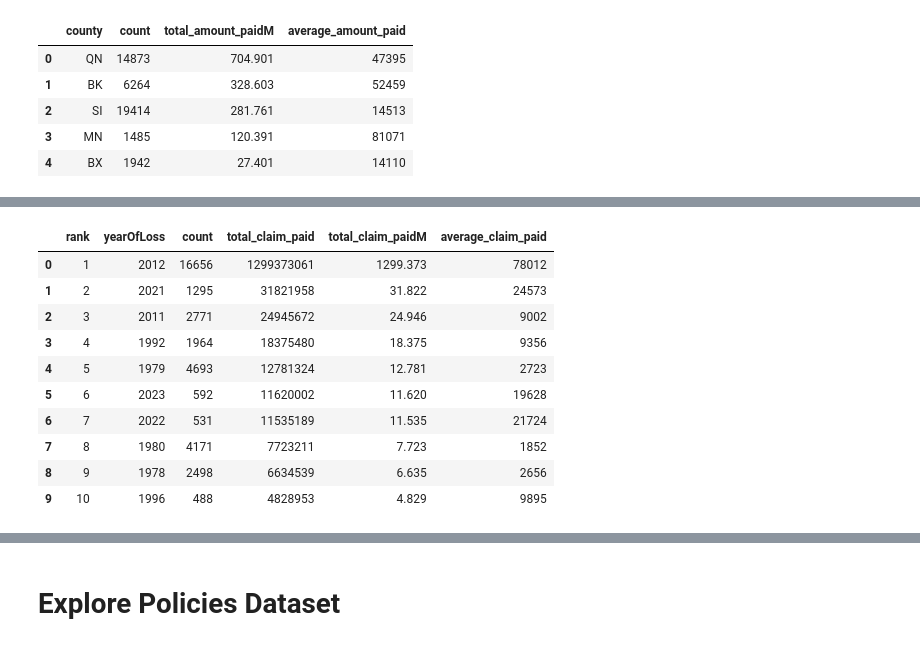
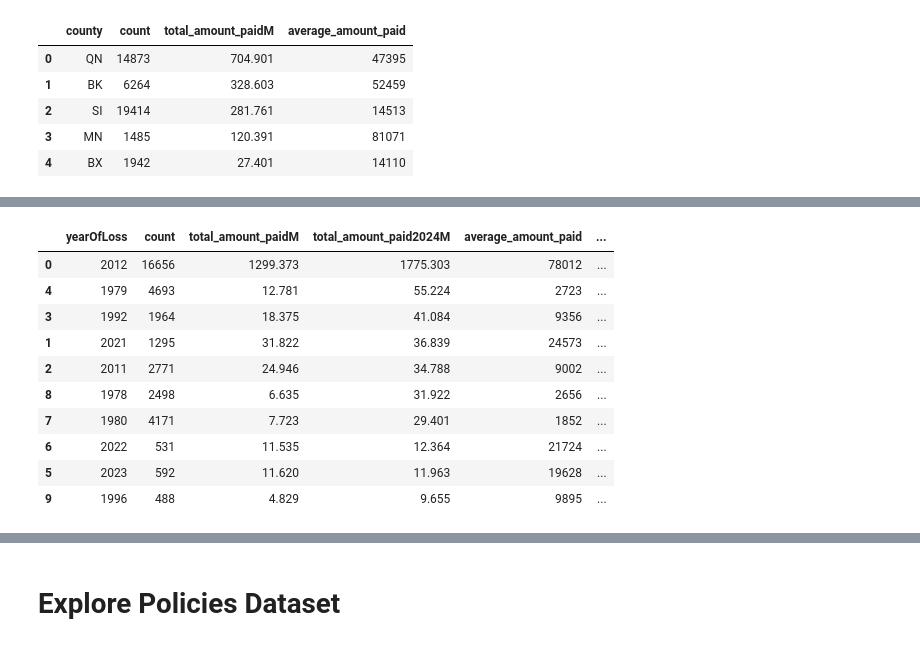
Before and after one commit to mebauer/nyc-odw25-nfip, a Jupyter notebook: figures.ipynb, the cells around one changed output, grey strips where cells are left out. Cells and saved outputs as stored; diff of their text form; code cells hidden in the pictures.

```diff
--- a/figures.ipynb
+++ b/figures.ipynb
@@ -459,23 +522,23 @@ df
 # %%
 sql = """
     SELECT
-        yearOfLoss,
+        yearOfLoss::INT AS yearOfLoss,
         COUNT(*) AS count,
         ROUND(
             SUM(amountPaidOnBuildingClaim)
             + SUM(amountPaidOnContentsClaim)
             + SUM(amountPaidOnIncreasedCostOfComplianceClaim
-        ), 0)::BIGINT AS total_claim_paid,
+        ), 0)::BIGINT AS total_amount_paid,
         ROUND(
             (SUM(amountPaidOnBuildingClaim)
             + SUM(amountPaidOnContentsClaim)
             + SUM(amountPaidOnIncreasedCostOfComplianceClaim)
-        ) / 1_000_000, 3) AS total_claim_paidM,
+        ) / 1_000_000, 3) AS total_amount_paidM,
         ROUND(
             (SUM(amountPaidOnBuildingClaim)
             + SUM(amountPaidOnContentsClaim)
             + SUM(amountPaidOnIncreasedCostOfComplianceClaim)
-        ) / count, 0)::INT AS average_claim_paid
+        ) / count, 0)::INT AS average_amount_paid
     FROM
         claims
     WHERE
@@ -483,7 +546,7 @@ sql = """
     GROUP BY
         yearOfLoss
     ORDER BY
-        total_claim_paid DESC
+        total_amount_paid DESC
 """
 
 df = con.sql(sql).to_df()
@@ -498,3 +561,25 @@ df.head()
 | 2 | 2011 | 2771 | 24945672 | 24.946 | 9002 |
 | 3 | 1992 | 1964 | 18375480 | 18.375 | 9356 |
 | 4 | 1979 | 4693 | 12781324 | 12.781 | 2723 |
+# %%
+# adjust for inflation in 2024 dollars
+df["total_amount_paid2024M"] = df.apply(
+    lambda x: cpi.inflate(
+        x.total_amount_paidM,
+        x.yearOfLoss.astype(int),
+        to=2024),
+    axis=1
+).round(3)
+
+df["average_amount_paid2024"] = df.apply(
+    lambda x: cpi.inflate(
+        x.average_amount_paid,
+        x.yearOfLoss.astype(int),
+        to=2024),
+    axis=1
+).round(0)
+
+(df
+ .sort_values(by='total_amount_paid2024M', ascending=False)
+ .head()
+)
@@ -501,31 +593,32 @@ df.head()
 # %%
 top_ten = (
     df
-    .sort_values(by='total_claim_paid', ascending=False)
+    .sort_values(by='total_amount_paid2024M', ascending=False)
     .head(10)
     .assign(rank=range(1, 11))
 )
 
 cols = [
-    'rank', 'yearOfLoss',
-    'count', 'total_claim_paid', 'total_claim_paidM', 'average_claim_paid'
+    'yearOfLoss', 'count',
+    'total_amount_paidM', 'total_amount_paid2024M',
+    'average_amount_paid', 'average_amount_paid2024'
 ]
 
 top_ten = top_ten.loc[:, cols]
 
 top_ten
 # %% [output]
-|  | rank | yearOfLoss | count | total_claim_paid | total_claim_paidM | average_claim_paid |
-| 0 | 1 | 2012 | 16656 | 1299373061 | 1299.373 | 78012 |
-| 1 | 2 | 2021 | 1295 | 31821958 | 31.822 | 24573 |
-| 2 | 3 | 2011 | 2771 | 24945672 | 24.946 | 9002 |
-| 3 | 4 | 1992 | 1964 | 18375480 | 18.375 | 9356 |
-| 4 | 5 | 1979 | 4693 | 12781324 | 12.781 | 2723 |
-| 5 | 6 | 2023 | 592 | 11620002 | 11.620 | 19628 |
-| 6 | 7 | 2022 | 531 | 11535189 | 11.535 | 21724 |
-| 7 | 8 | 1980 | 4171 | 7723211 | 7.723 | 1852 |
-| 8 | 9 | 1978 | 2498 | 6634539 | 6.635 | 2656 |
-| 9 | 10 | 1996 | 488 | 4828953 | 4.829 | 9895 |
+|  | yearOfLoss | count | total_amount_paidM | total_amount_paid2024M | average_amount_paid | ... |
+| 0 | 2012 | 16656 | 1299.373 | 1775.303 | 78012 | ... |
+| 4 | 1979 | 4693 | 12.781 | 55.224 | 2723 | ... |
+| 3 | 1992 | 1964 | 18.375 | 41.084 | 9356 | ... |
+| 1 | 2021 | 1295 | 31.822 | 36.839 | 24573 | ... |
+| 2 | 2011 | 2771 | 24.946 | 34.788 | 9002 | ... |
+| 8 | 1978 | 2498 | 6.635 | 31.922 | 2656 | ... |
+| 7 | 1980 | 4171 | 7.723 | 29.401 | 1852 | ... |
+| 6 | 2022 | 531 | 11.535 | 12.364 | 21724 | ... |
+| 5 | 2023 | 592 | 11.620 | 11.963 | 19628 | ... |
+| 9 | 1996 | 488 | 4.829 | 9.655 | 9895 | ... |
 # %%
 # create the figure and axes
 fig, ax1 = plt.subplots(figsize=(8, 5))
```
Also changed, not shown: parts of 15 cells of this notebook, 7 other files.
